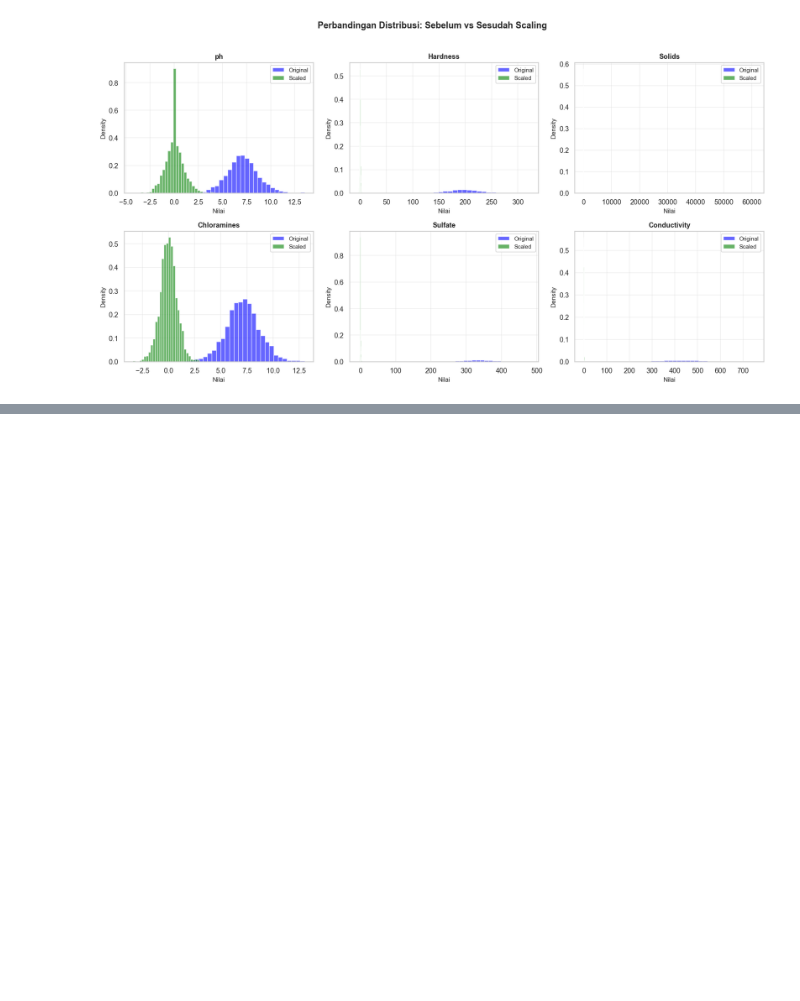
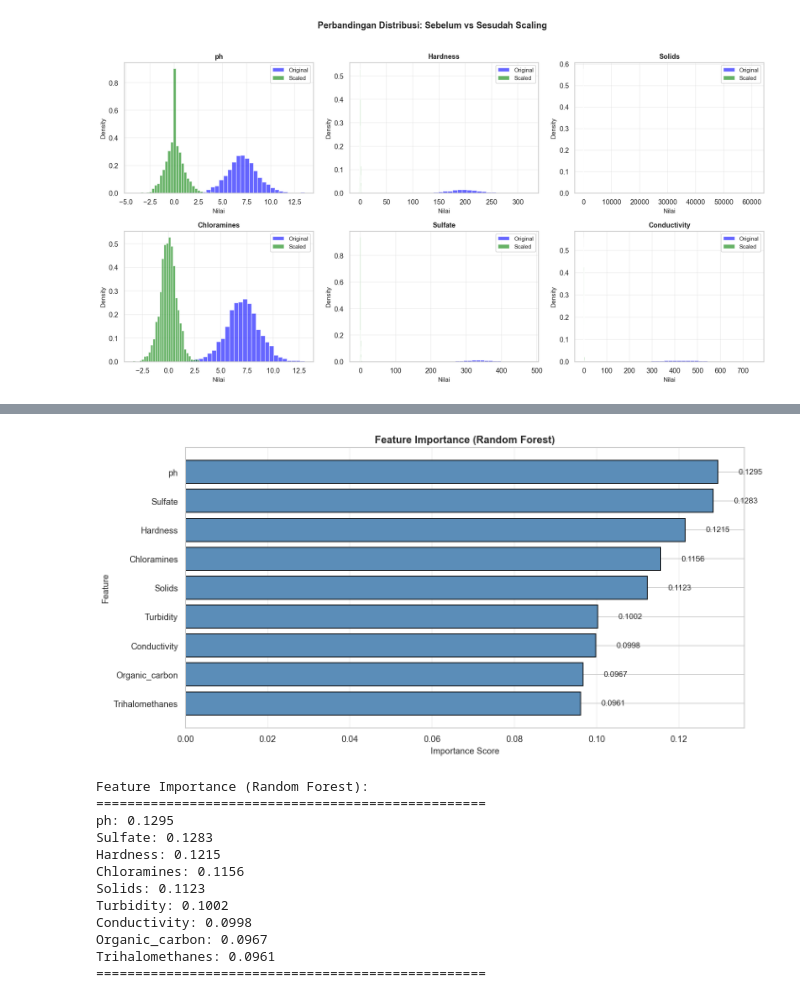
Before and after one commit to Alfaturachman/water-quality-analyst, a Jupyter notebook: code.ipynb, the cells around one changed output, grey strips where cells are left out. Cells and saved outputs as stored; diff of their text form; code cells hidden in the pictures; blank space fills up the shorter version.

```diff
--- a/code.ipynb
+++ b/code.ipynb
@@ -574,0 +738,51 @@ plt.show()
+# %%
+# 7.2 Feature Importance dengan Random Forest
+from sklearn.ensemble import RandomForestClassifier
+
+# Train Random Forest untuk feature importance
+rf_importance = RandomForestClassifier(n_estimators=100, random_state=RANDOM_STATE, n_jobs=-1)
+rf_importance.fit(X_train_scaled, y_train)
+
+# Ekstrak feature importance
+feature_importance = pd.DataFrame({
+    'Feature': X_train_scaled.columns,
+    'Importance': rf_importance.feature_importances_
+}).sort_values('Importance', ascending=False)
+
+# Visualisasi Feature Importance
+plt.figure(figsize=(12, 6))
+bars = plt.barh(feature_importance['Feature'], feature_importance['Importance'],
+                color='#5b8db8', edgecolor='black', linewidth=1)
+plt.xlabel('Importance Score', fontsize=11)
+plt.ylabel('Feature', fontsize=11)
+plt.title('Feature Importance (Random Forest)', fontsize=13, fontweight='bold')
+plt.gca().invert_yaxis()
+plt.grid(True, alpha=0.3, axis='x')
+
+# Add value labels
+for bar, importance in zip(bars, feature_importance['Importance']):
+    plt.text(bar.get_width() + 0.005, bar.get_y() + bar.get_height()/2,
+             f'{importance:.4f}', va='center', fontsize=10)
+
+plt.tight_layout()
+plt.show()
+
+print("\nFeature Importance (Random Forest):")
+print("=" * 50)
+for _, row in feature_importance.iterrows():
+    print(f"{row['Feature']}: {row['Importance']:.4f}")
+print("=" * 50)
+# %% [output]
+[figure, added]
+Feature Importance (Random Forest):
+==================================================
+ph: 0.1295
+Sulfate: 0.1283
+Hardness: 0.1215
+Chloramines: 0.1156
+Solids: 0.1123
+Turbidity: 0.1002
+Conductivity: 0.0998
+Organic_carbon: 0.0967
+Trihalomethanes: 0.0961
+==================================================
```
Also changed, not shown: parts of 15 cells of this notebook.
